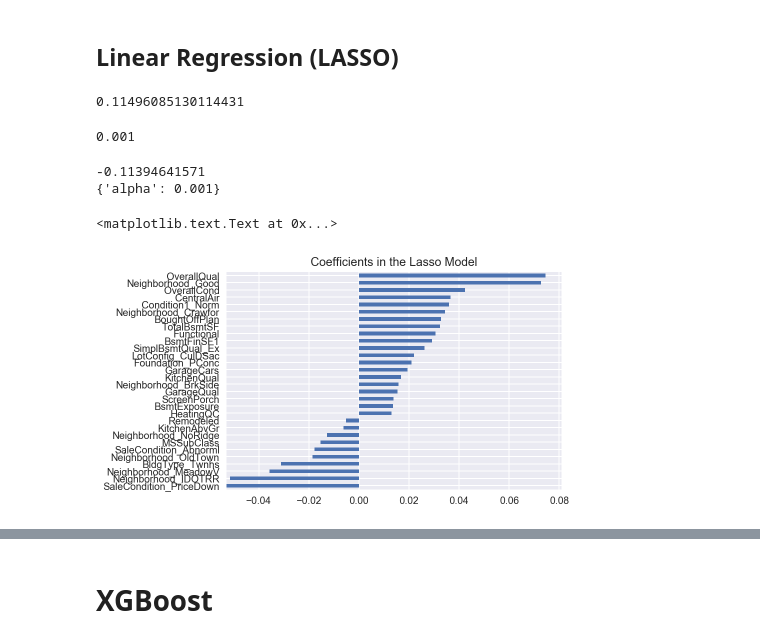
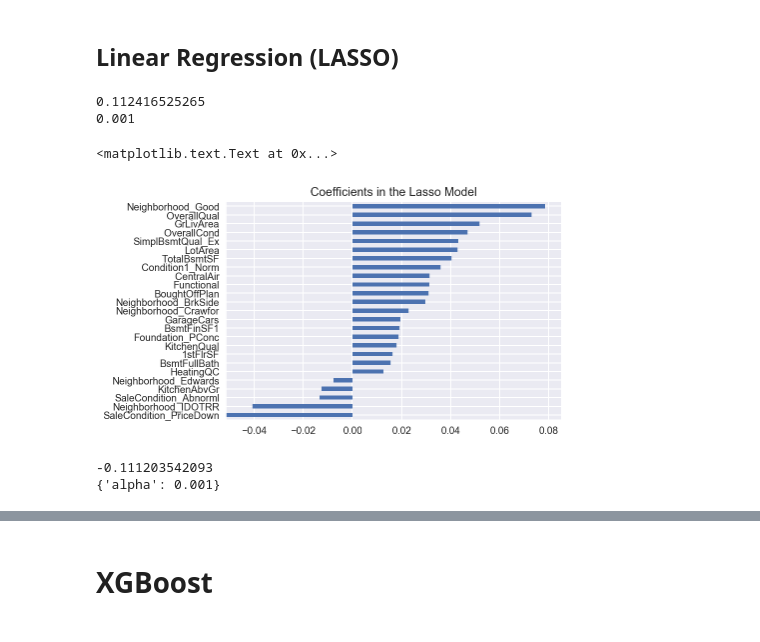
Before and after one commit to riccamastellone/data-science, a Jupyter notebook: Kaggle/Prediction Model.ipynb, the cells around one changed output, grey strips where cells are left out. Saved outputs shown, nothing was run; the diff lists cells and outputs as text; code cells hidden in the pictures.

```diff
--- a/Kaggle/Prediction Model.ipynb
+++ b/Kaggle/Prediction Model.ipynb
@@ -60,25 +60,36 @@ y_pred_ridge = model_ridge.predict(test)
 # %% [markdown]
 ## Linear Regression (LASSO)
 # %%
+# Finding alpha using SKLEARN CV
 alphas = [0.000001, 0.00001, 0.0001, 0.001, 0.01, 0.1, 1, 10, 100,110,125,150,175,200]
-model_lasso = LassoCV(alphas = alphas, cv=10, max_iter=50000).fit(df, y)
+model_lasso = LassoCV(alphas = alphas, cv=10).fit(df, y)
+
 # Best Lasso RMSE
-rmse_cv(model_lasso,df,y).mean()
+print rmse_cv(model_lasso,df,y).mean()
+# Best Lasso alpha
+print model_lasso.alpha_
 # %% [output]
-0.11496085130114431
+0.112416525265
+0.001
-# %%
-model_lasso.alpha_
-# %% [output]
-0.001
+# %%
+coef = pd.Series(model_lasso.coef_, index = test.columns)
+imp_coef = pd.concat([coef.sort_values().head(5),
+                     coef.sort_values().tail(20)])
+imp_coef.plot(kind = "barh")
+plt.title("Coefficients in the Lasso Model")
+# %% [output]
+<matplotlib.text.Text at 0x...>
+[figure, added]
 # %%
-param_grid = {'alpha': alphas}
-lasso = Lasso(max_iter=50000)
-lasso_gs = model_selection.GridSearchCV(lasso, param_grid, cv=10,scoring=rmse_scorer)
+# Finding alpha using GRIDSEARCH
+lasso = Lasso()
+lasso_gs = model_selection.GridSearchCV(lasso, {'alpha': alphas}, cv=10,scoring=rmse_scorer)
 lasso_gs.fit(df, y)
+
+# Best Lasso RMSE
 print(lasso_gs.best_score_)
+# Best Lasso alpha
 print(lasso_gs.best_params_)
-#0.113569824533
-#1131
 # %% [output]
--0.11394641571
+-0.111203542093
 {'alpha': 0.001}
@@ -87,11 +96,3 @@ coef = pd.Series(model_lasso.coef_, index = test.columns)
-# %%
-imp_coef = pd.concat([coef.sort_values().head(10),
-                     coef.sort_values().tail(20)])
-imp_coef.plot(kind = "barh")
-plt.title("Coefficients in the Lasso Model")
-# %% [output]
-<matplotlib.text.Text at 0x...>
-[figure, removed]
 # %%
 plt.plot([item['alpha'] for item in lasso_gs.cv_results_['params']],
          [-item for item in lasso_gs.cv_results_['mean_test_score']])
```
Also changed, not shown: parts of 11 cells of this notebook, 4 other files.
